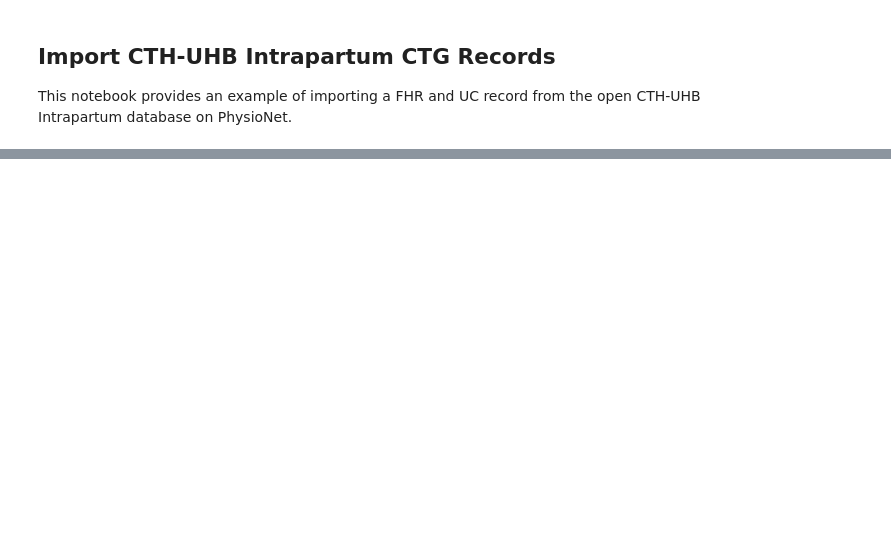
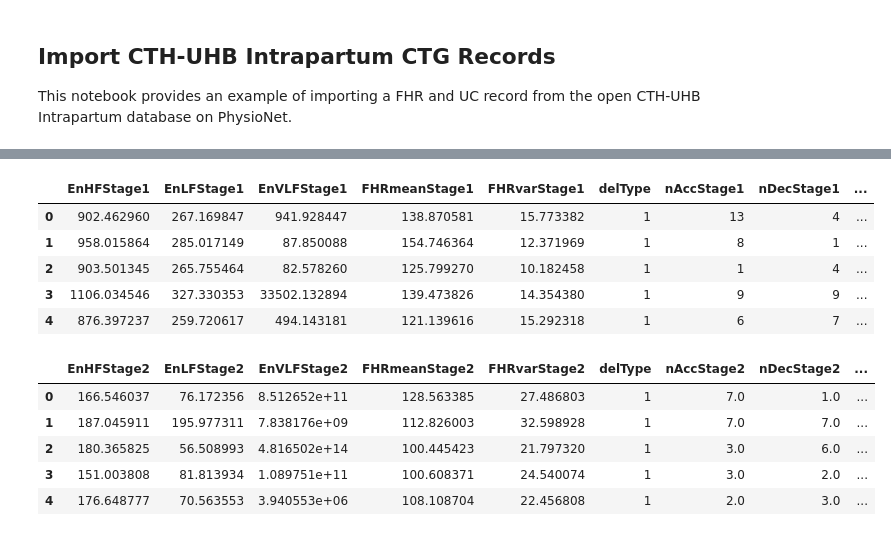
Before and after one commit to ahmedhumza94/fetal_heart_rate, a Jupyter notebook: Import Fetal Heart Rate Records.ipynb, the cells around one changed output, grey strips where cells are left out. Saved outputs shown, nothing was run; the diff lists cells and outputs as text; code cells hidden in the pictures; blank space fills up the shorter version.

Commit message:
style: Format FHR features into dataframes

```diff
--- a/Import Fetal Heart Rate Records.ipynb
+++ b/Import Fetal Heart Rate Records.ipynb
@@ -51,4 +33,4 @@ Name: RECORDS, Length: 552, dtype: int64
 # %%
 #Create a record object by reading one subjects data
-record = wfdb.rdsamp(path + '/1033', sampfrom=0, sampto=None, channels=None,
+record = wfdb.rdsamp(path + '/1002', sampfrom=0, sampto=None, channels=None,
                 physical=True, pbdir = None, m2s=True)
@@ -54,0 +121,27 @@ record = wfdb.rdsamp(path + '/1033', sampfrom=0, sampto=None, channels=None,
+# %%
+Stage1FHRFeat = pd.DataFrame({'records': recordList,'pH': pH,'delType': delType,'FHRmeanStage1': FHRmeanStage1,
+                            'FHRvarStage1':FHRvarStage1,'nAccStage1':nAccStage1,
+                            'nDecStage1':nDecStage1,'EnVLFStage1':EnVLFStage1,'EnLFStage1':EnLFStage1,
+                            'EnHFStage1':EnHFStage1})
+
+display(Stage1FHRFeat.head())
+
+Stage2FHRFeat = pd.DataFrame({'records': recordList,'pH': pH,'delType': delType,'FHRmeanStage2': FHRmeanStage2,
+                            'FHRvarStage2':FHRvarStage2,'nAccStage2':nAccStage2,
+                            'nDecStage2':nDecStage2,'EnVLFStage2':EnVLFStage2,'EnLFStage2':EnLFStage2,
+                            'EnHFStage2':EnHFStage2})
+
+display(Stage2FHRFeat.head())
+# %% [output]
+|  | EnHFStage1 | EnLFStage1 | EnVLFStage1 | FHRmeanStage1 | FHRvarStage1 | delType | nAccStage1 | nDecStage1 | ... |
+| 0 | 902.462960 | 267.169847 | 941.928447 | 138.870581 | 15.773382 | 1 | 13 | 4 | ... |
+| 1 | 958.015864 | 285.017149 | 87.850088 | 154.746364 | 12.371969 | 1 | 8 | 1 | ... |
+| 2 | 903.501345 | 265.755464 | 82.578260 | 125.799270 | 10.182458 | 1 | 1 | 4 | ... |
+| 3 | 1106.034546 | 327.330353 | 33502.132894 | 139.473826 | 14.354380 | 1 | 9 | 9 | ... |
+| 4 | 876.397237 | 259.720617 | 494.143181 | 121.139616 | 15.292318 | 1 | 6 | 7 | ... |
+|  | EnHFStage2 | EnLFStage2 | EnVLFStage2 | FHRmeanStage2 | FHRvarStage2 | delType | nAccStage2 | nDecStage2 | ... |
+| 0 | 166.546037 | 76.172356 | 8.512652e+11 | 128.563385 | 27.486803 | 1 | 7.0 | 1.0 | ... |
+| 1 | 187.045911 | 195.977311 | 7.838176e+09 | 112.826003 | 32.598928 | 1 | 7.0 | 7.0 | ... |
+| 2 | 180.365825 | 56.508993 | 4.816502e+14 | 100.445423 | 21.797320 | 1 | 3.0 | 6.0 | ... |
+| 3 | 151.003808 | 81.813934 | 1.089751e+11 | 100.608371 | 24.540074 | 1 | 3.0 | 2.0 | ... |
+| 4 | 176.648777 | 70.563553 | 3.940553e+06 | 108.108704 | 22.456808 | 1 | 2.0 | 3.0 | ... |
```
Also changed, not shown: parts of 16 cells of this notebook.
